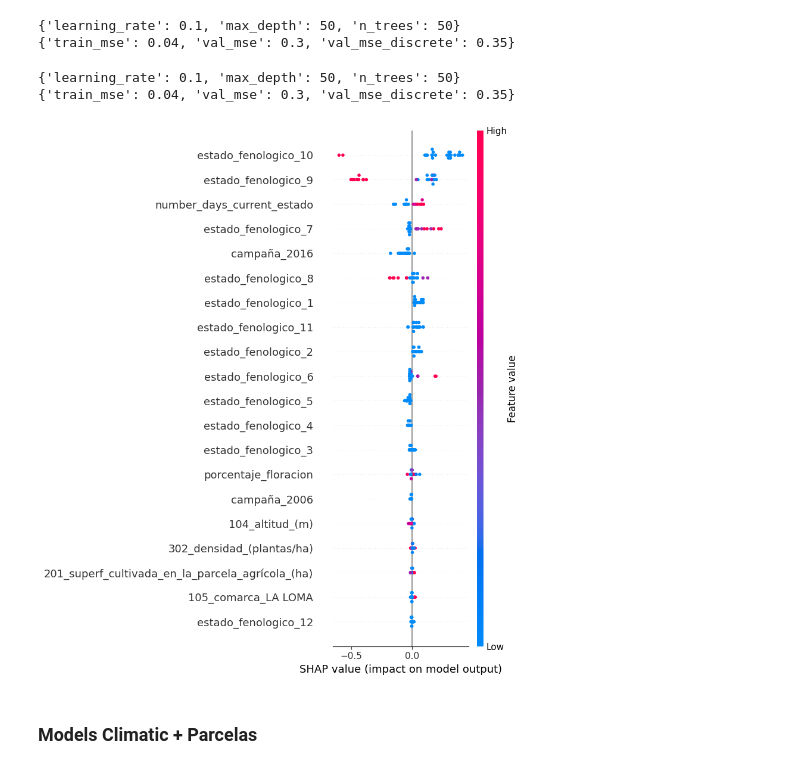
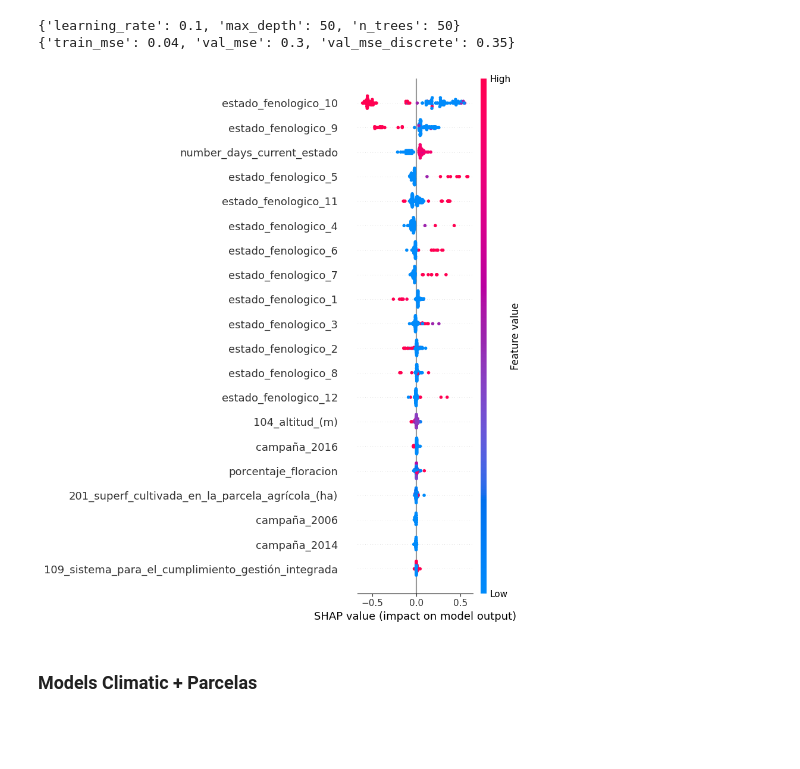
Before and after one commit to Zrive/zrive-ds-4q23-olive, a Jupyter notebook: src/Initial_Training_Analysis.ipynb, the cells around one changed output. Cells and saved outputs as stored; diff of their text form; code cells hidden in the pictures; blank space fills up the shorter version.

```diff
--- a/src/Initial_Training_Analysis.ipynb
+++ b/src/Initial_Training_Analysis.ipynb
@@ -41,12 +41,24 @@ def get_metrics_train_val(model, name, print_metrics=True):
 
     return train_mse, val_mse, val_mse_discrete, model
 # %%
-baseline_train_pred = [0] * len(x_train)
-baseline_val_pred = [0] * len(x_val)
-print('Train MSE baseline: {}'.format(metrics.mean_squared_error(y_train, baseline_train_pred)))
-print('Validation MSE baseline: {}'.format(metrics.mean_squared_error(y_val, baseline_val_pred)))
-print('Validation MSE discrete baseline: {}'.format(mse_score_discrete(y_val, baseline_val_pred)))
-metrics_dictionary['Baseline'] = [round(metrics.mean_squared_error(y_train, baseline_train_pred),2),
-                                  round(metrics.mean_squared_error(y_val, baseline_val_pred), 2),
-                                  round(mse_score_discrete(y_val, baseline_val_pred), 2)]
+
+x_val["estado_actual"] = x_val[estados].apply(find_estado_with_value_two, axis=1)
+train["estado_actual"] = train[estados].apply(find_estado_with_value_two, axis=1)
+x_train["estado_actual"] = x_train[estados].apply(find_estado_with_value_two, axis=1)
+
+mode_dict = train.groupby('estado_actual')['next_y'].apply(lambda x: x.mode().iloc[0]).to_dict()
+y_pred_baseline = x_val['estado_actual'].map(mode_dict)
+y_pred_baseline_train = x_train['estado_actual'].map(mode_dict)
+
+
+print('Train MSE baseline: {}'.format(metrics.mean_squared_error(y_train, y_pred_baseline_train)))
+print('Validation MSE baseline: {}'.format(metrics.mean_squared_error(y_val, y_pred_baseline)))
+print('Validation MSE discrete baseline: {}'.format(mse_score_discrete(y_val, y_pred_baseline)))
+metrics_dictionary['Baseline'] = [round(metrics.mean_squared_error(y_train, y_pred_baseline_train),2),
+                                  round(metrics.mean_squared_error(y_val, y_pred_baseline), 2),
+                                  round(mse_score_discrete(y_val, y_pred_baseline), 2)]
+
+x_val.drop('estado_actual', axis=1, inplace=True)
+train.drop('estado_actual', axis=1, inplace=True)
+x_train.drop('estado_actual', axis=1, inplace=True)
 # %% [output]
@@ -287,18 +317,13 @@ print(best_scores)
 # %% [output]
 {'learning_rate': 0.1, 'max_depth': 50, 'n_trees': 50}
 {'train_mse': 0.04, 'val_mse': 0.3, 'val_mse_discrete': 0.35}
-# %%
-print(best_params)
-print(best_scores)
-# %% [output]
-{'learning_rate': 0.1, 'max_depth': 50, 'n_trees': 50}
-{'train_mse': 0.04, 'val_mse': 0.3, 'val_mse_discrete': 0.35}
 # %%
 explainer = shap.Explainer(rf)
-shap_values = explainer.shap_values(x_val[:25])
-shap.summary_plot(shap_values, x_val[:25])
+sample_xval = x_val.sample(100)
+shap_values = explainer.shap_values(sample_xval)
+shap.summary_plot(shap_values, sample_xval)
 # %% [output]
-[figure, old version]
+[figure, new version]
 # %% [markdown]
 ### Models Climatic + Parcelas
 # %%
```
Also changed, not shown: parts of 14 cells of this notebook, 3 other files.
